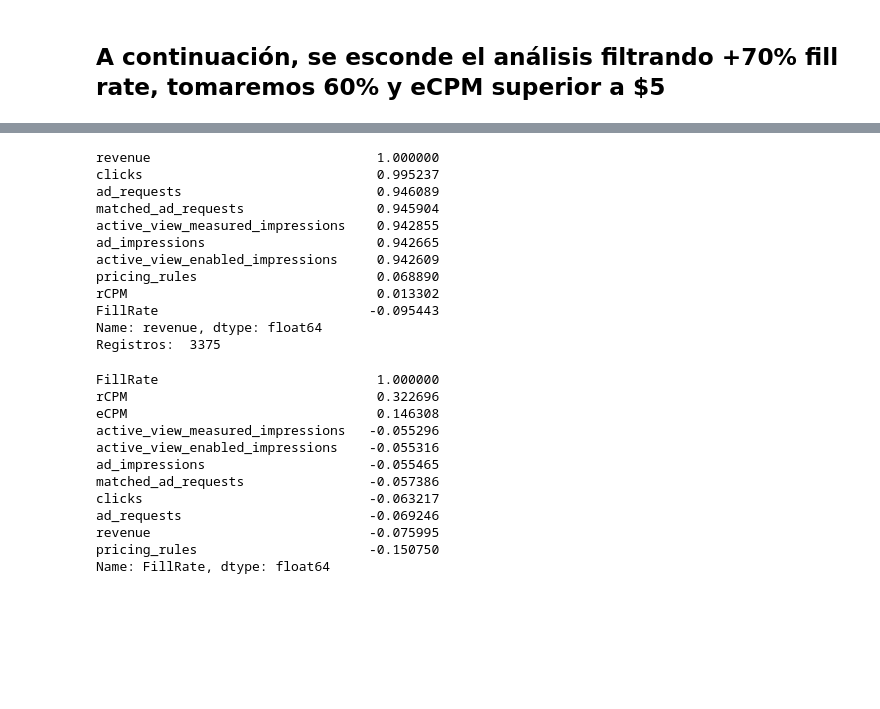
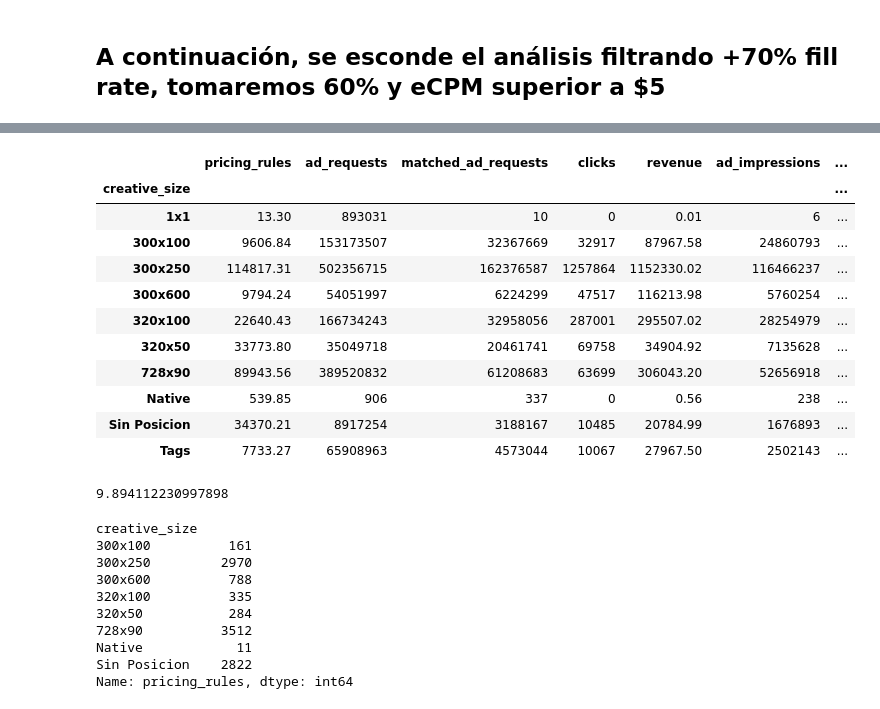
Before and after one commit to aaronjdigital/mlidigital, a Jupyter notebook: Newbase ML Reglas de Precio.ipynb, the cells around one changed output, grey strips where cells are left out. Saved outputs shown, nothing was run; the diff lists cells and outputs as text; code cells hidden in the pictures; blank space fills up the shorter version.

```diff
--- a/Newbase ML Reglas de Precio.ipynb
+++ b/Newbase ML Reglas de Precio.ipynb
@@ -320,33 +224,21 @@ Saving figure scatter_matrix_plot
-# %%
-corr_matrix = prulesaux90.corr()
-print(corr_matrix["revenue"].sort_values(ascending=False))
-print('Registros: ',prulesaux90['day'].count())
-# %% [output]
-revenue                             1.000000
-clicks                              0.995237
-ad_requests                         0.946089
-matched_ad_requests                 0.945904
-active_view_measured_impressions    0.942855
-ad_impressions                      0.942665
-active_view_enabled_impressions     0.942609
-pricing_rules                       0.068890
-rCPM                                0.013302
-FillRate                           -0.095443
-Name: revenue, dtype: float64
-Registros:  3375
-# %%
-corr_matrix = prulesaux.corr()
-corr_matrix["FillRate"].sort_values(ascending=False)
-# %% [output]
-FillRate                            1.000000
-rCPM                                0.322696
-eCPM                                0.146308
-active_view_measured_impressions   -0.055296
-active_view_enabled_impressions    -0.055316
-ad_impressions                     -0.055465
-matched_ad_requests                -0.057386
-clicks                             -0.063217
-ad_requests                        -0.069246
-revenue                            -0.075995
-pricing_rules                      -0.150750
-Name: FillRate, dtype: float64
+# %%
+prulesgb = prules.groupby('creative_size').sum()
+#print(prulesgb.loc['1x1']['ad_impressions'])
+prulesgb.head(20)
+# %% [output]
+|  | pricing_rules | ad_requests | matched_ad_requests | clicks | revenue | ad_impressions | ... |
+| creative_size |  |  |  |  |  |  | ... |
+| 1x1 | 13.30 | 893031 | 10 | 0 | 0.01 | 6 | ... |
+| 300x100 | 9606.84 | 153173507 | 32367669 | 32917 | 87967.58 | 24860793 | ... |
+| 300x250 | 114817.31 | 502356715 | 162376587 | 1257864 | 1152330.02 | 116466237 | ... |
+| 300x600 | 9794.24 | 54051997 | 6224299 | 47517 | 116213.98 | 5760254 | ... |
+| 320x100 | 22640.43 | 166734243 | 32958056 | 287001 | 295507.02 | 28254979 | ... |
+| 320x50 | 33773.80 | 35049718 | 20461741 | 69758 | 34904.92 | 7135628 | ... |
+| 728x90 | 89943.56 | 389520832 | 61208683 | 63699 | 306043.20 | 52656918 | ... |
+| Native | 539.85 | 906 | 337 | 0 | 0.56 | 238 | ... |
+| Sin Posicion | 34370.21 | 8917254 | 3188167 | 10485 | 20784.99 | 1676893 | ... |
+| Tags | 7733.27 | 65908963 | 4573044 | 10067 | 27967.50 | 2502143 | ... |
+# %%
+(prulesgb.loc['300x250']['revenue']/prulesgb.loc['300x250']['ad_impressions']*1000)
+# %% [output]
+9.894112230997898
@@ -352,0 +257,16 @@ Name: FillRate, dtype: float64
+# %%
+prulesaux60 = prules[(prules['FillRate']>.60) & ((prules['flag_cpm_sup']==1) & (prules['eCPM']<150))]
+prulesgb60 = prulesaux60.groupby('creative_size').count()
+#print(prulesgb.loc['1x1']['ad_impressions'])
+prulesgb60['pricing_rules'].head(20)
+# %% [output]
+creative_size
+300x100          161
+300x250         2970
+300x600          788
+320x100          335
+320x50           284
+728x90          3512
+Native            11
+Sin Posicion    2822
+Name: pricing_rules, dtype: int64
```
Also changed, not shown: parts of 15 cells of this notebook.
